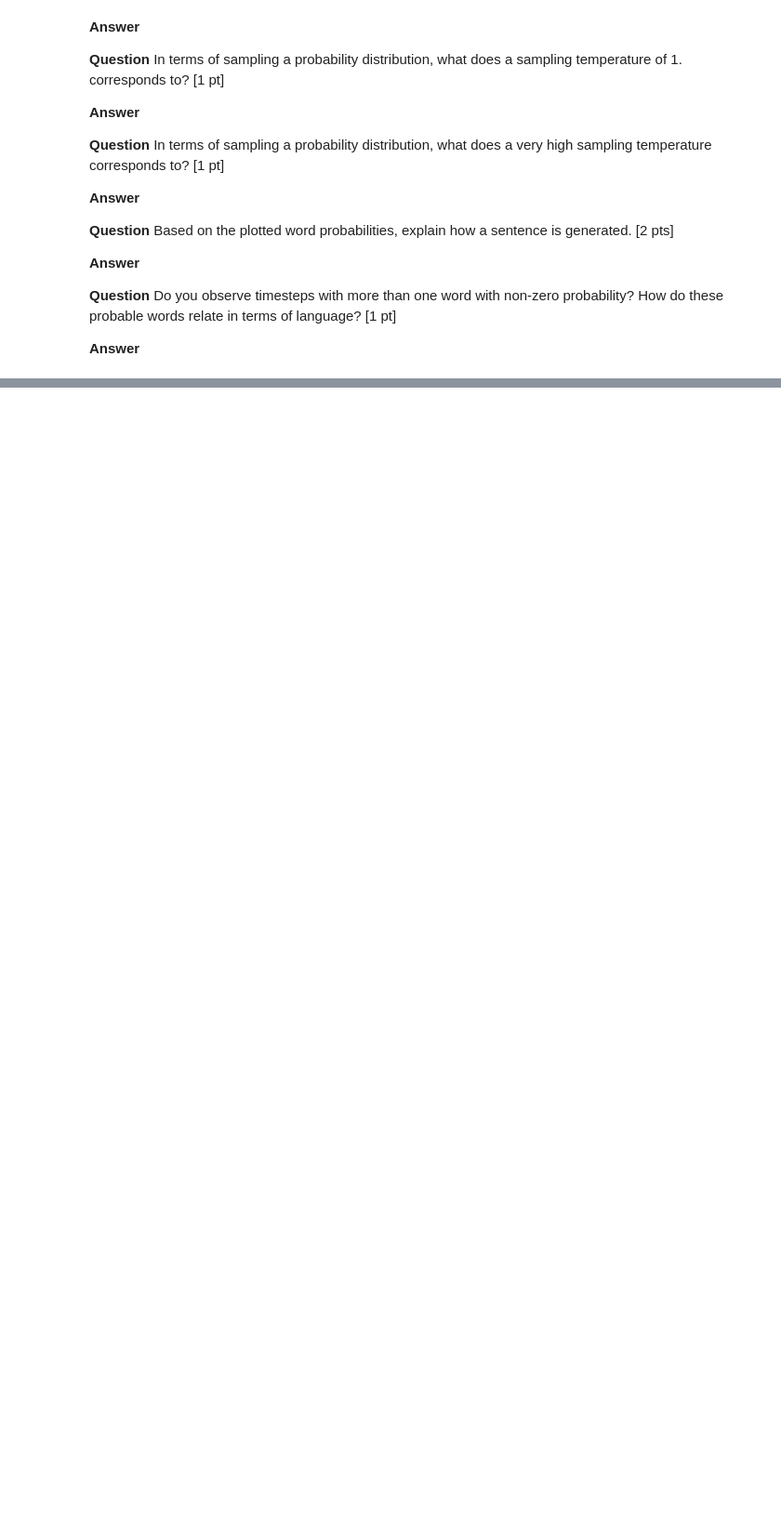
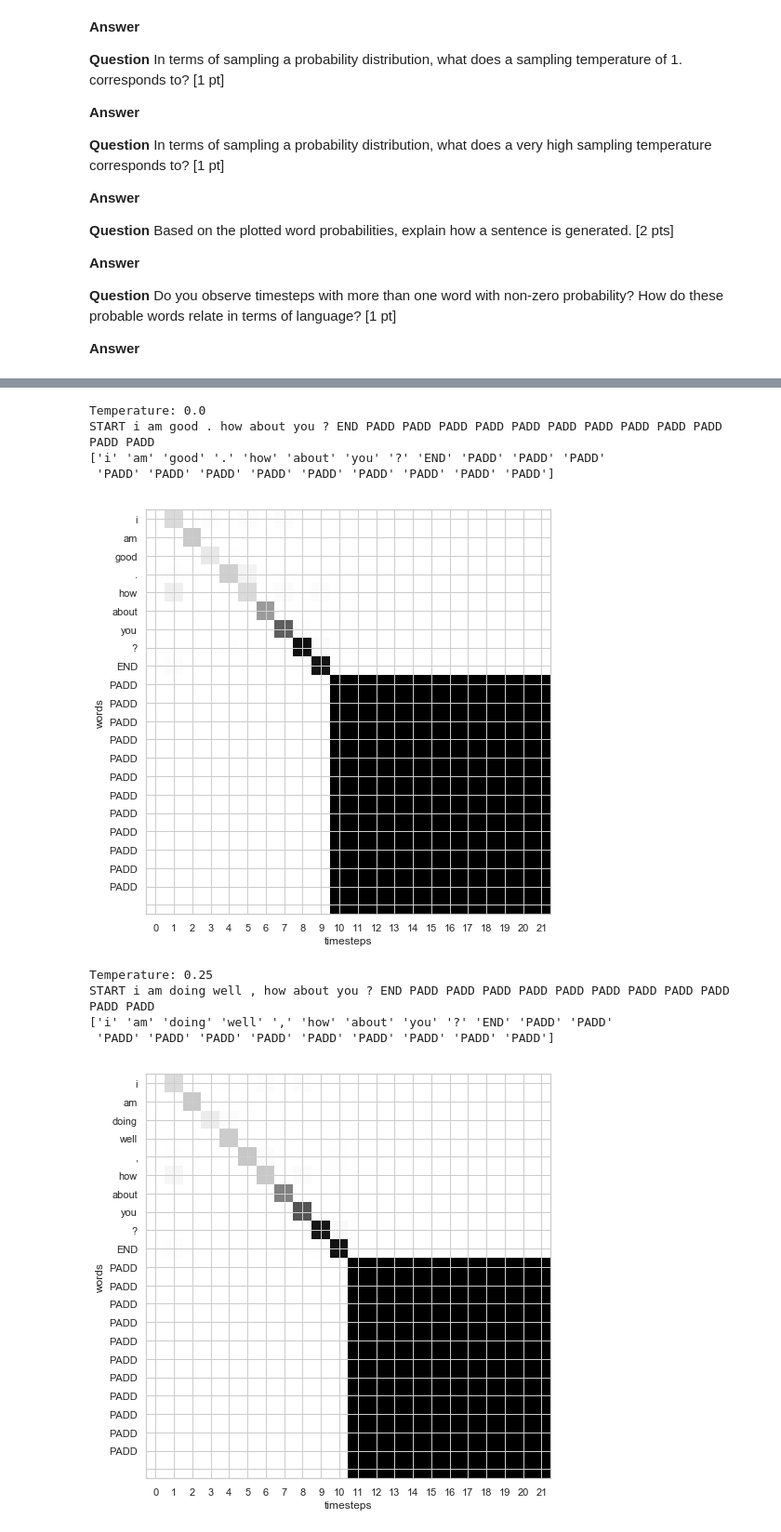
Before and after one commit to stephen-zhao/CS-456_ANN-MP2, a Jupyter notebook: miniproject2_ChatBot.ipynb, the cells around one changed output, grey strips where cells are left out. Shown at 93% size. Cells and saved outputs as stored; diff of their text form; code cells hidden in the pictures; blank space fills up the shorter version.

```diff
--- a/miniproject2_ChatBot.ipynb
+++ b/miniproject2_ChatBot.ipynb
@@ -455,10 +502,13 @@ I['RNN'] = Input(shape=(maxlen-1,), name="input")
 E['RNN'] = Embedding(len(tokens), embedding_size, mask_zero=True, name="embedding")
 
 #your network here
-H['RNN'] = #... Recurrent layer(s)
+H['RNN'] = SimpleRNN(hidden_size, dropout=dropout, return_sequences=True,
+                     recurrent_dropout=recurrent_dropout, name='hidden')(E['RNN'](I['RNN'])) #... Recurrent layer(s)
 
-R['RNN'] = #... Readout
-Y['RNN'] = #... Output
+R['RNN'] = TimeDistributed(Dense(hidden_size, activation='linear'), name='readout')(H['RNN']) #... Readout
+Y['RNN'] = TimeDistributed(Dense(len(tokens), activation='softmax'), name='output')(R['RNN']) #... Output
+
+
 
 models['RNN'] = Model(inputs = [I['RNN']], outputs = [Y['RNN']])
 models['RNN'].compile(
@@ -553,0 +967,3 @@ def sample(preds, temperature=1.):
+# %%
+for temp in [0., 0.25, 0.5, 0.75, 1., 1.5, 2.]:
+    print(temp, detokenize(gen_sent(temp=temp)))
@@ -553,0 +978,48 @@ def sample(preds, temperature=1.):
+# %%
+for temp in [0., 0.25, 0.5, 0.75, 1., 1.5, 2.]:
+    test_sent = [988]
+    test_sent.extend([0 for _ in range(maxlen-2)])
+    test_sent = np.array([test_sent])
+
+
+    for i in range(21):
+        prediction = models['RNN'].predict(test_sent, steps=1)[0]
+        word = sample(prediction[i], temperature=temp)
+        test_sent[0][i+1] = word
+        if word is 989:
+            break
+
+    if test_sent[-1] is not 989 or 0: # END or PADD
+        prediction = models['RNN'].predict(test_sent, steps=1)[0]
+        word = sample(prediction[-1], temperature=temp)
+        np.append(test_sent[0], word)
+
+    print('Temperature:', temp)
+    print(detokenize(test_sent))
+
+    A = prediction[:,test_sent].reshape((22,22))
+
+    plt.figure(figsize=(8,8))
+    plt.imshow(A, cmap='Greys')
+    ax = plt.gca()
+    xticks = np.arange(0,22)
+    yticks = np.array([str(tokens[x]) for x in test_sent[0][1:]])
+    print(yticks)
+    ax.set_xticks(xticks)
+    ax.set_yticks(xticks)
+    ax.set_yticklabels(yticks)
+    plt.xlabel('timesteps')
+    plt.ylabel('words')
+    plt.show()
+#     plt.grid(True)
+# %% [output]
+Temperature: 0.0
+START i am good . how about you ? END PADD PADD PADD PADD PADD PADD PADD PADD PADD PADD PADD PADD
+['i' 'am' 'good' '.' 'how' 'about' 'you' '?' 'END' 'PADD' 'PADD' 'PADD'
+ 'PADD' 'PADD' 'PADD' 'PADD' 'PADD' 'PADD' 'PADD' 'PADD' 'PADD']
+[figure, added]
+Temperature: 0.25
+START i am doing well , how about you ? END PADD PADD PADD PADD PADD PADD PADD PADD PADD PADD PADD
+['i' 'am' 'doing' 'well' ',' 'how' 'about' 'you' '?' 'END' 'PADD' 'PADD'
+ 'PADD' 'PADD' 'PADD' 'PADD' 'PADD' 'PADD' 'PADD' 'PADD' 'PADD']
+[figure, added]
```
Also changed, not shown: parts of 38 cells of this notebook.
